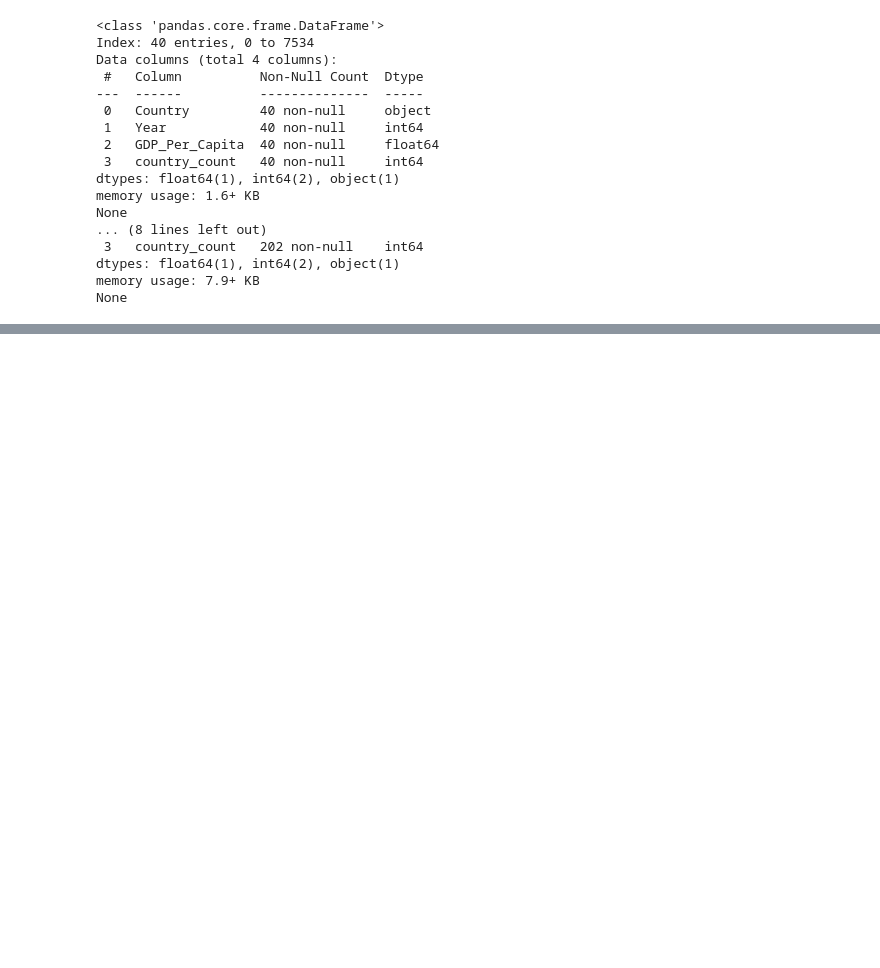
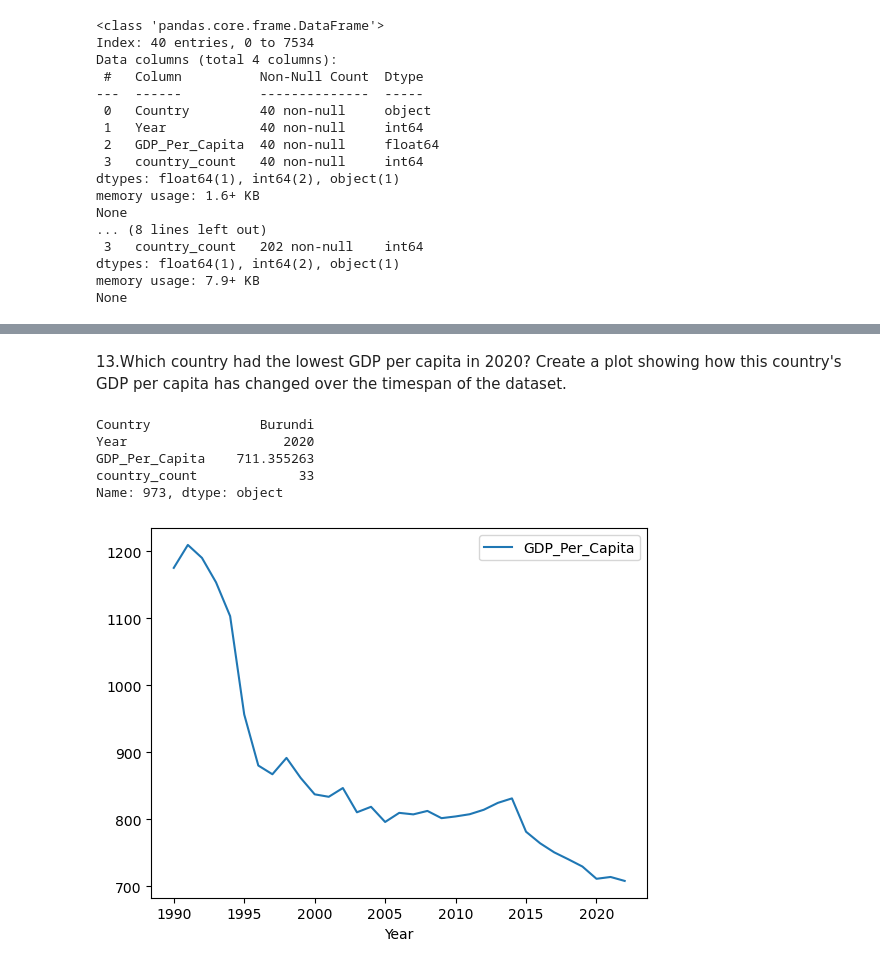
Before and after one commit to NSS-Data-Analytics-Cohort-10/gdp-and-internet-usage-mhm516, a Jupyter notebook: scripts/code_new.ipynb, the cells around one changed output, grey strips where cells are left out. Cells and saved outputs as stored; diff of their text form; code cells hidden in the pictures; blank space fills up the shorter version.

```diff
--- a/scripts/code_new.ipynb
+++ b/scripts/code_new.ipynb
@@ -89,0 +149,15 @@ nan
+# %% [markdown]
+13.Which country had the lowest GDP per capita in 2020? Create a plot showing how this country's GDP per capita has changed over the timespan of the dataset.
+# %%
+year_2020=gdp_df.loc[gdp_df['Year']==2020]
+lowest_gdp_2020=year_2020.sort_values(by='GDP_Per_Capita')
+Burundi=gdp_df.loc[gdp_df['Country']=='Burundi']
+Burundi.plot(x='Year',y='GDP_Per_Capita')
+print(lowest_gdp_2020.iloc[0])
+# %% [output]
+Country              Burundi
+Year                    2020
+GDP_Per_Capita    711.355263
+country_count             33
+Name: 973, dtype: object
+[figure, added]
```
Also changed, not shown: parts of 13 cells of this notebook.
